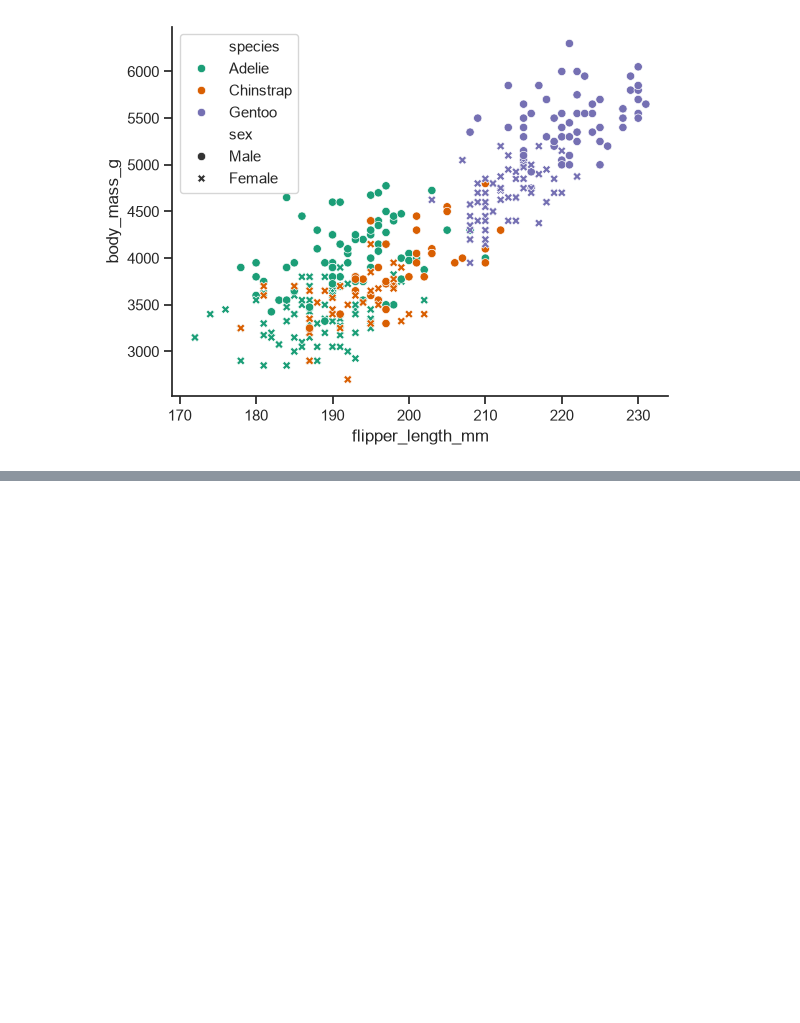
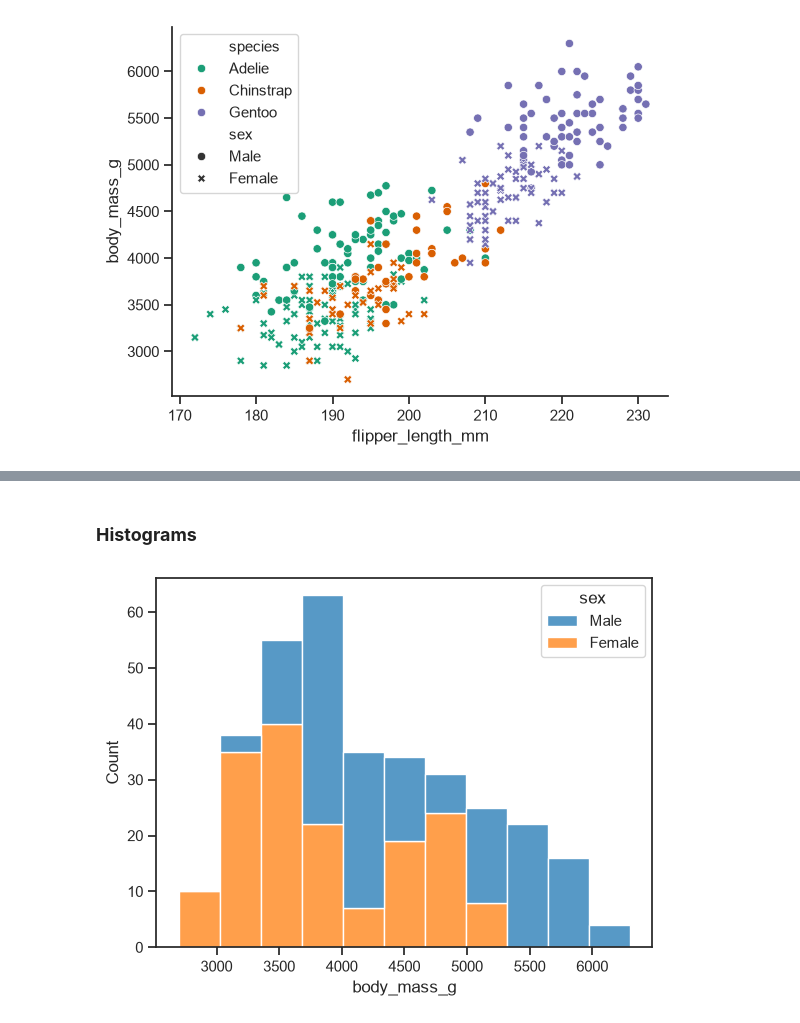
Before and after one commit to TasbihMohammed/Data-Visualization-Practice, a Jupyter notebook: Seaborn/Seaborn_Tutorial_Practice.ipynb, the cells around one changed output, grey strips where cells are left out. Saved outputs shown, nothing was run; the diff lists cells and outputs as text; code cells hidden in the pictures; blank space fills up the shorter version.

```diff
--- a/Seaborn/Seaborn_Tutorial_Practice.ipynb
+++ b/Seaborn/Seaborn_Tutorial_Practice.ipynb
@@ -59,0 +83,8 @@ plt.show()
+# %% [markdown]
+### **Histograms**
+# %%
+# multiple: 'stack' stacks the bars on top of each other
+sns.histplot(data=penguins, x='body_mass_g', hue='sex', multiple='stack')
+plt.show()
+# %% [output]
+[figure, added]
```
Also changed, not shown: parts of 19 cells of this notebook.
